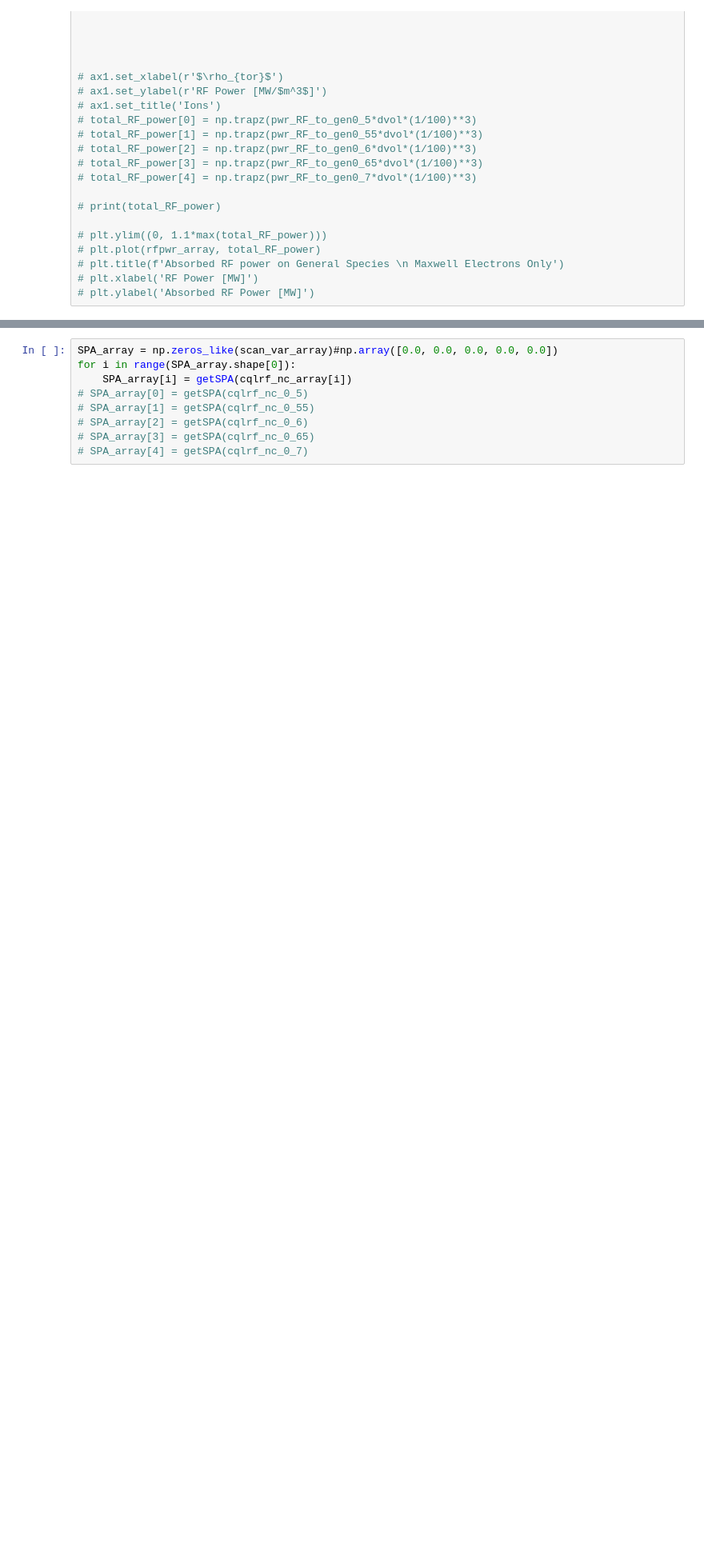
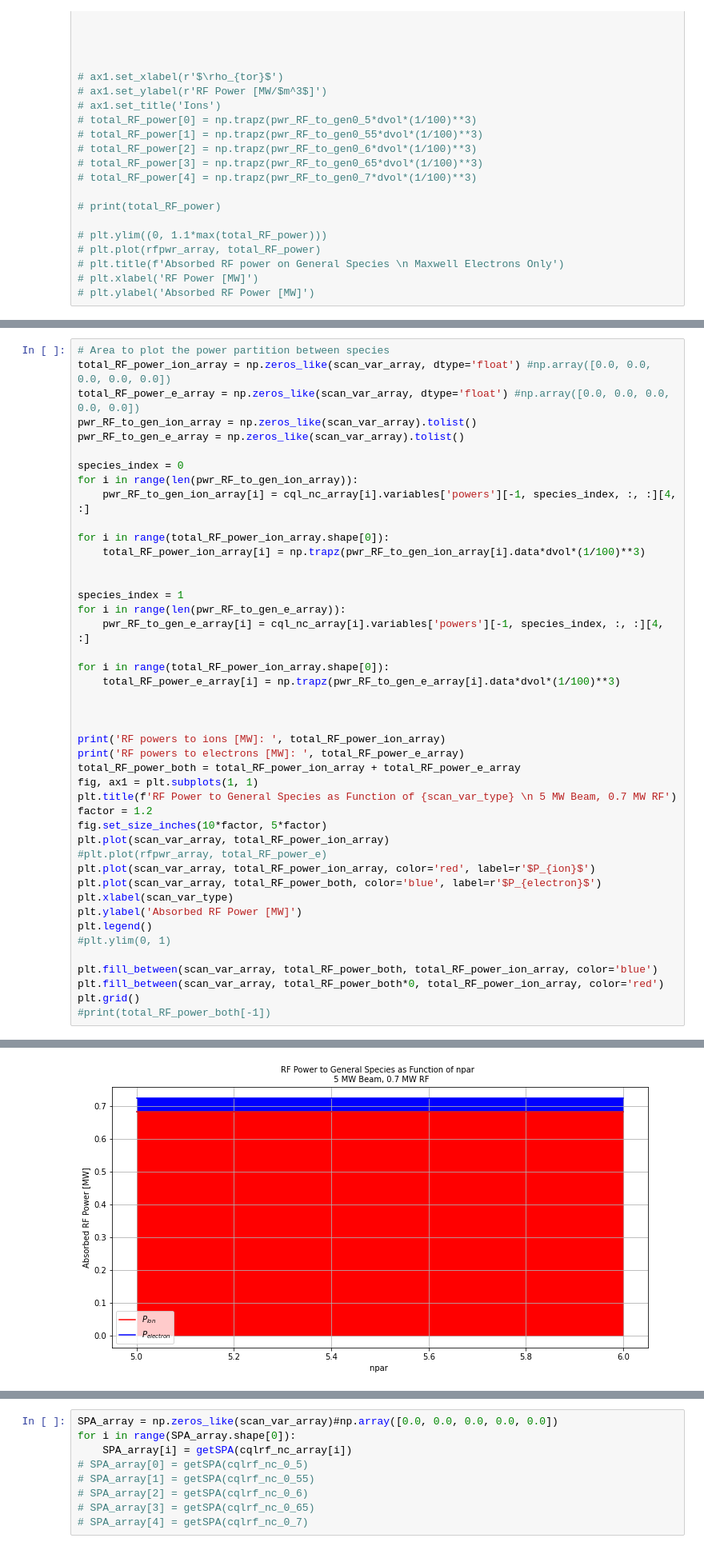
Before and after one commit to vandelij/genray_cql3d_plots, a Jupyter notebook: shots/147634/scan_npar/beam_5_RF_0_7/npar_scan_notebook.ipynb, the cells around one changed output, grey strips where cells are left out. Shown at 80% size. Cells and saved outputs as stored; diff of their text form; blank space fills up the shorter version.

```diff
--- a/shots/147634/scan_npar/beam_5_RF_0_7/npar_scan_notebook.ipynb
+++ b/shots/147634/scan_npar/beam_5_RF_0_7/npar_scan_notebook.ipynb
@@ -488,0 +369,45 @@ print(total_RF_power_both[-1])
+# %%
+# Area to plot the power partition between species
+total_RF_power_ion_array = np.zeros_like(scan_var_array, dtype='float') #np.array([0.0, 0.0, 0.0, 0.0, 0.0])
+total_RF_power_e_array = np.zeros_like(scan_var_array, dtype='float') #np.array([0.0, 0.0, 0.0, 0.0, 0.0])
+pwr_RF_to_gen_ion_array = np.zeros_like(scan_var_array).tolist()
+pwr_RF_to_gen_e_array = np.zeros_like(scan_var_array).tolist()
+
+species_index = 0
+for i in range(len(pwr_RF_to_gen_ion_array)):
+    pwr_RF_to_gen_ion_array[i] = cql_nc_array[i].variables['powers'][-1, species_index, :, :][4, :]
+
+for i in range(total_RF_power_ion_array.shape[0]):
+    total_RF_power_ion_array[i] = np.trapz(pwr_RF_to_gen_ion_array[i].data*dvol*(1/100)**3)
+
+
+species_index = 1
+for i in range(len(pwr_RF_to_gen_e_array)):
+    pwr_RF_to_gen_e_array[i] = cql_nc_array[i].variables['powers'][-1, species_index, :, :][4, :]
+
+for i in range(total_RF_power_ion_array.shape[0]):
+    total_RF_power_e_array[i] = np.trapz(pwr_RF_to_gen_e_array[i].data*dvol*(1/100)**3)
+
+
+
+print('RF powers to ions [MW]: ', total_RF_power_ion_array)
+print('RF powers to electrons [MW]: ', total_RF_power_e_array)
+total_RF_power_both = total_RF_power_ion_array + total_RF_power_e_array
+fig, ax1 = plt.subplots(1, 1)
+plt.title(f'RF Power to General Species as Function of {scan_var_type} \n 5 MW Beam, 0.7 MW RF')
+factor = 1.2
+fig.set_size_inches(10*factor, 5*factor)
+plt.plot(scan_var_array, total_RF_power_ion_array)
+#plt.plot(rfpwr_array, total_RF_power_e)
+plt.plot(scan_var_array, total_RF_power_ion_array, color='red', label=r'$P_{ion}$')
+plt.plot(scan_var_array, total_RF_power_both, color='blue', label=r'$P_{electron}$')
+plt.xlabel(scan_var_type)
+plt.ylabel('Absorbed RF Power [MW]')
+plt.legend()
+#plt.ylim(0, 1)
+
+plt.fill_between(scan_var_array, total_RF_power_both, total_RF_power_ion_array, color='blue')
+plt.fill_between(scan_var_array, total_RF_power_both*0, total_RF_power_ion_array, color='red')
+plt.grid()
+#print(total_RF_power_both[-1])
+# %% [output]
@@ -489,3 +416,4 @@ print(total_RF_power_both[-1])
+[figure, added]
 # %%
 %matplotlib inline
 plt.rc('figure', labelsize=52)
```
Also changed, not shown: parts of 8 cells of this notebook.
